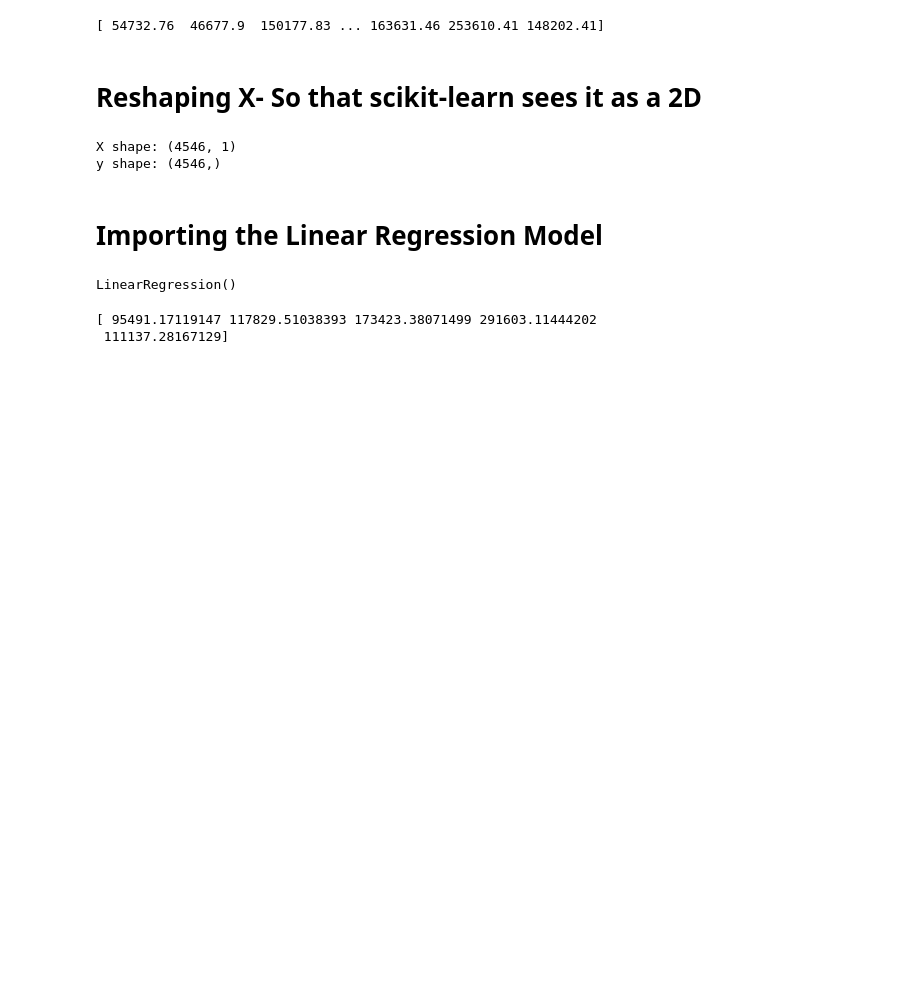
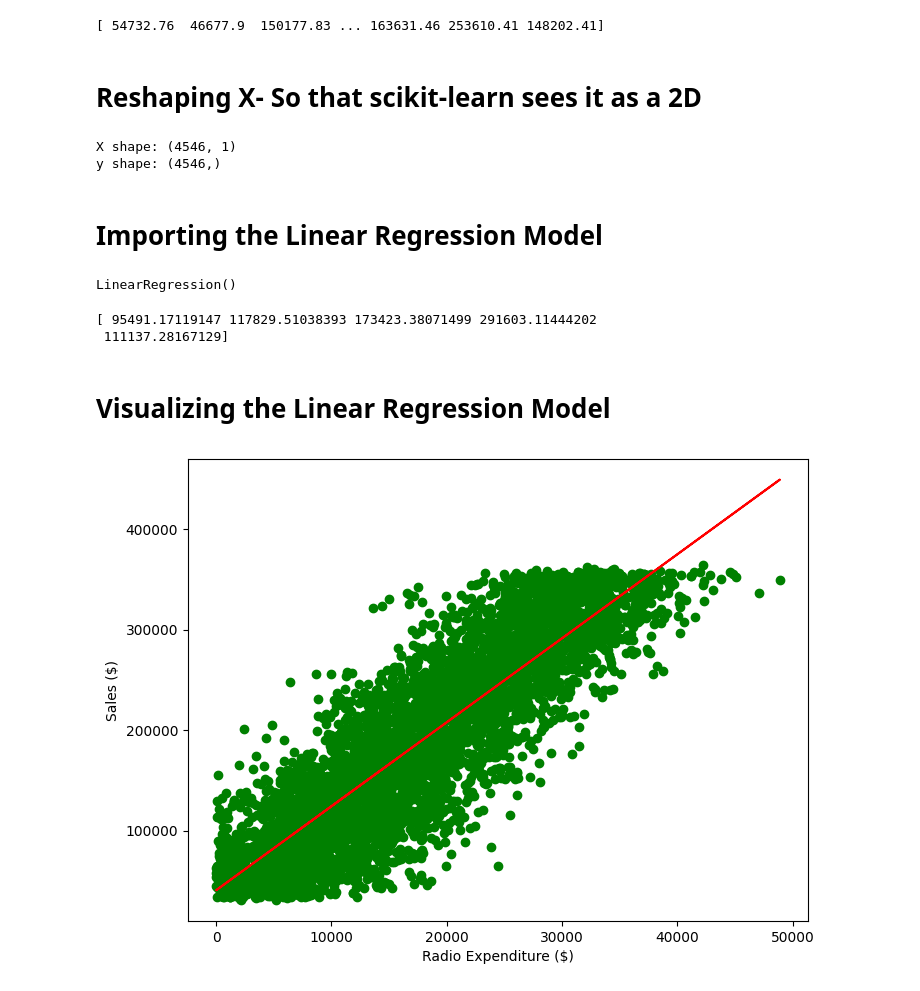
Before and after one commit to ToniEngine/Machine-Learning-Portfolio, a Jupyter notebook: Datascience_Library/02_Linear_Regression/Linear_regression.ipynb, the cells around one changed output. Drawn from its saved outputs; the diff is of its cells as text; code cells hidden in the pictures; blank space fills up the shorter version.

Commit message:
added a Linear Regression Task

```diff
--- a/Datascience_Library/02_Linear_Regression/Linear_regression.ipynb
+++ b/Datascience_Library/02_Linear_Regression/Linear_regression.ipynb
@@ -82,3 +82,20 @@ print(predictions[:5])
 # %% [output]
 [ 95491.17119147 117829.51038393 173423.38071499 291603.11444202
  111137.28167129]
+# %% [markdown]
+# Visualizing the Linear Regression Model
+# %%
+plt.figure(figsize=(8,6))
+
+# Create scatter plot
+plt.scatter(X, y, color="green")
+
+# Create line plot
+plt.plot(X, predictions, color="red")
+plt.xlabel("Radio Expenditure ($)")
+plt.ylabel("Sales ($)")
+
+# Display the plot
+plt.show()
+# %% [output]
+[figure, added]
```
